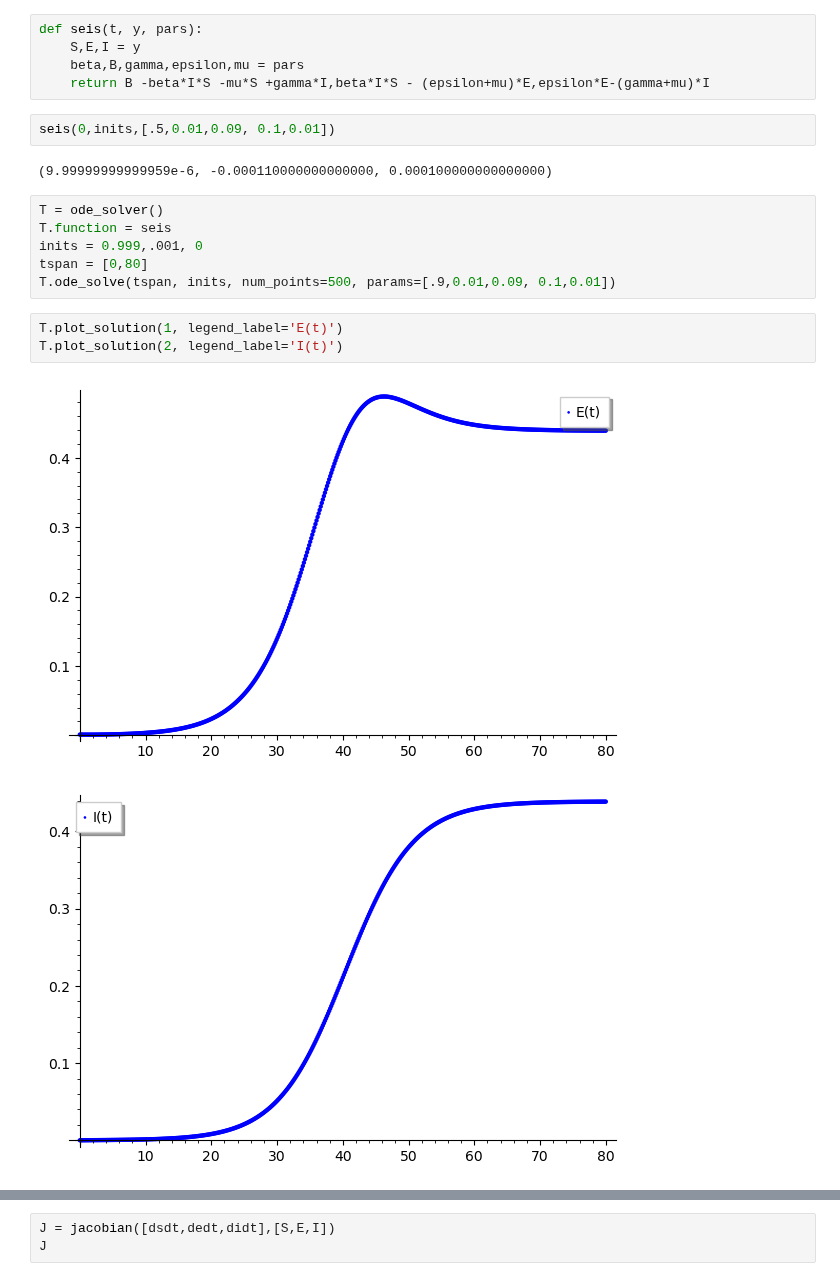
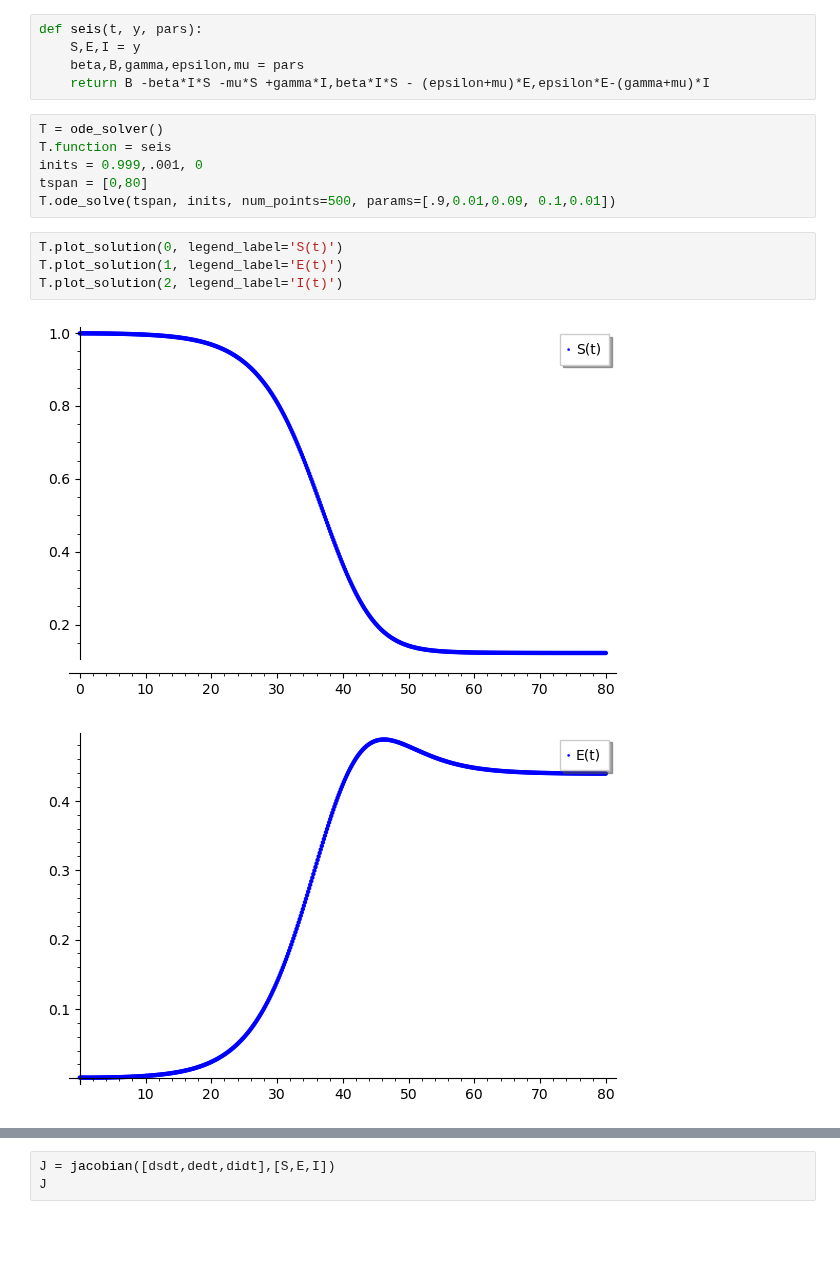
Before and after one commit to fccoelho/Modelagem-Matematica-IV, a Jupyter notebook: Planilhas Sage/Aula 4 - Espalhamento de Epidemias.ipynb, the cells around one changed output, grey strips where cells are left out. Saved outputs shown, nothing was run; the diff lists cells and outputs as text; blank space fills up the shorter version.

```diff
--- a/Planilhas Sage/Aula 4 - Espalhamento de Epidemias.ipynb
+++ b/Planilhas Sage/Aula 4 - Espalhamento de Epidemias.ipynb
@@ -410,10 +410,6 @@ def seis(t, y, pars):
     S,E,I = y
     beta,B,gamma,epsilon,mu = pars
     return B -beta*I*S -mu*S +gamma*I,beta*I*S - (epsilon+mu)*E,epsilon*E-(gamma+mu)*I
-# %%
-seis(0,inits,[.5,0.01,0.09, 0.1,0.01])
-# %% [output]
-(9.99999999999959e-6, -0.000110000000000000, 0.000100000000000000)
 # %%
 T = ode_solver()
 T.function = seis
@@ -421,8 +417,9 @@ inits = 0.999,.001, 0
 tspan = [0,80]
 T.ode_solve(tspan, inits, num_points=500, params=[.9,0.01,0.09, 0.1,0.01])
 # %%
+T.plot_solution(0, legend_label='S(t)')
 T.plot_solution(1, legend_label='E(t)')
 T.plot_solution(2, legend_label='I(t)')
 # %% [output]
-[figure, old version]
+[figure, new version]
-[figure, old version]
+[figure, new version]
```
Also changed, not shown: parts of 1 cell of this notebook, 3 other files.
